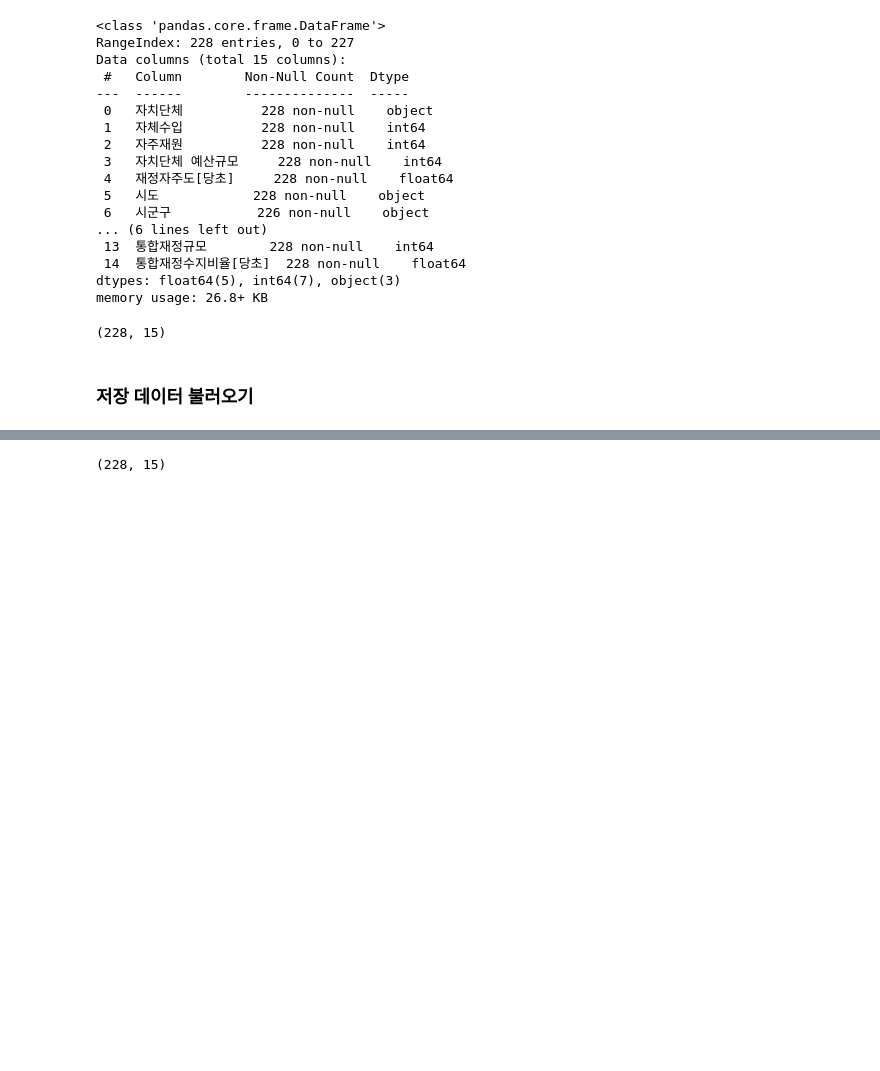
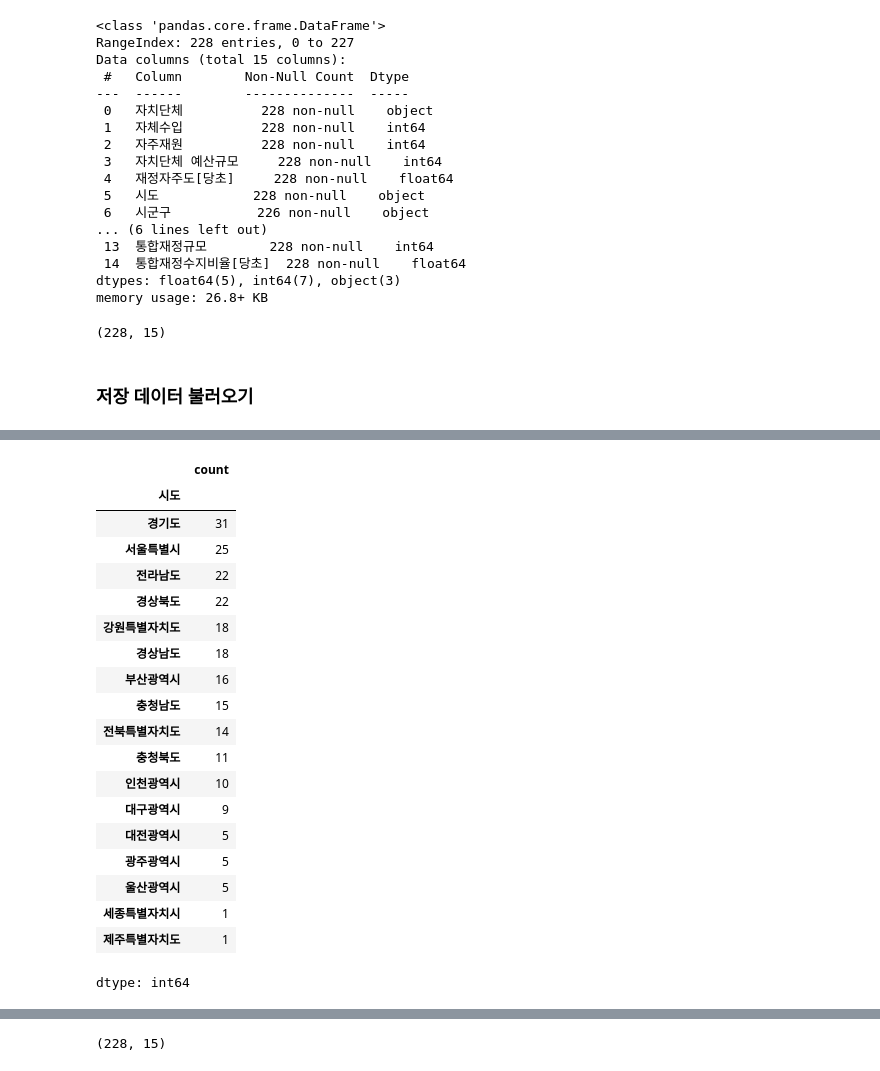
Before and after one commit to YawnsDuzin/fiscaldata, a Jupyter notebook: Source/20241202_재정자주도_자립도_통합재정수지비율(병합)_.ipynb, the cells around one changed output, grey strips where cells are left out. Drawn from its saved outputs; the diff is of its cells as text; code cells hidden in the pictures; blank space fills up the shorter version.

```diff
--- a/Source/20241202_재정자주도_자립도_통합재정수지비율(병합)_.ipynb
+++ b/Source/20241202_재정자주도_자립도_통합재정수지비율(병합)_.ipynb
@@ -447,8 +447,8 @@ df_1_2.to_csv(path_dateset + '전처리/재정자주도_자립도_통합재정
 # %% [markdown]
 ### 저장 데이터 불러오기
 # %%
-df_temp = pd.read_csv(path_dateset + '전처리/재정자주도_자립도_통합재정수지비율(병합).csv')
-df_temp.head(3)
+df_temp_1 = pd.read_csv(path_dateset + '전처리/재정자주도_자립도_통합재정수지비율(병합).csv')
+df_temp_1.head(3)
 # %% [output]
 |  | 자치단체 | 자체수입 | 자주재원 | 자치단체 예산규모 | 재정자주도[당초] | 시도 | 시군구 | 재정자립도[당초] | 교부세비율 | 국고보조금비율 | ... |
 | 0 | 서울종로구 | 209783 | 80588 | 498962 | 58.19 | 서울 | 종로구 | 42.04 | 16.15 | 41.81 | ... |
@@ -456,0 +465,23 @@ df_temp.head(3)
+# %%
+df_temp_1['시도'].value_counts()
+# %% [output]
+|  | count |
+| 시도 |  |
+| 경기도 | 31 |
+| 서울특별시 | 25 |
+| 전라남도 | 22 |
+| 경상북도 | 22 |
+| 강원특별자치도 | 18 |
+| 경상남도 | 18 |
+| 부산광역시 | 16 |
+| 충청남도 | 15 |
+| 전북특별자치도 | 14 |
+| 충청북도 | 11 |
+| 인천광역시 | 10 |
+| 대구광역시 | 9 |
+| 대전광역시 | 5 |
+| 광주광역시 | 5 |
+| 울산광역시 | 5 |
+| 세종특별자치시 | 1 |
+| 제주특별자치도 | 1 |
+dtype: int64
```
Also changed, not shown: parts of 10 cells of this notebook, 2 other files.
